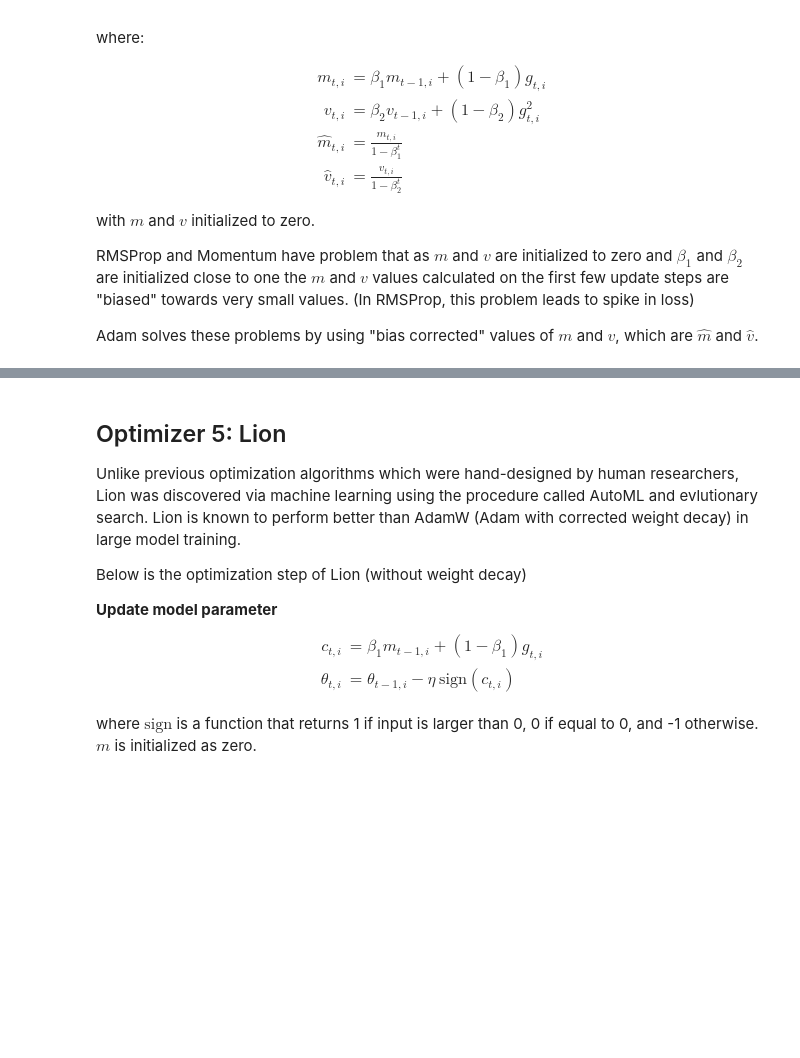
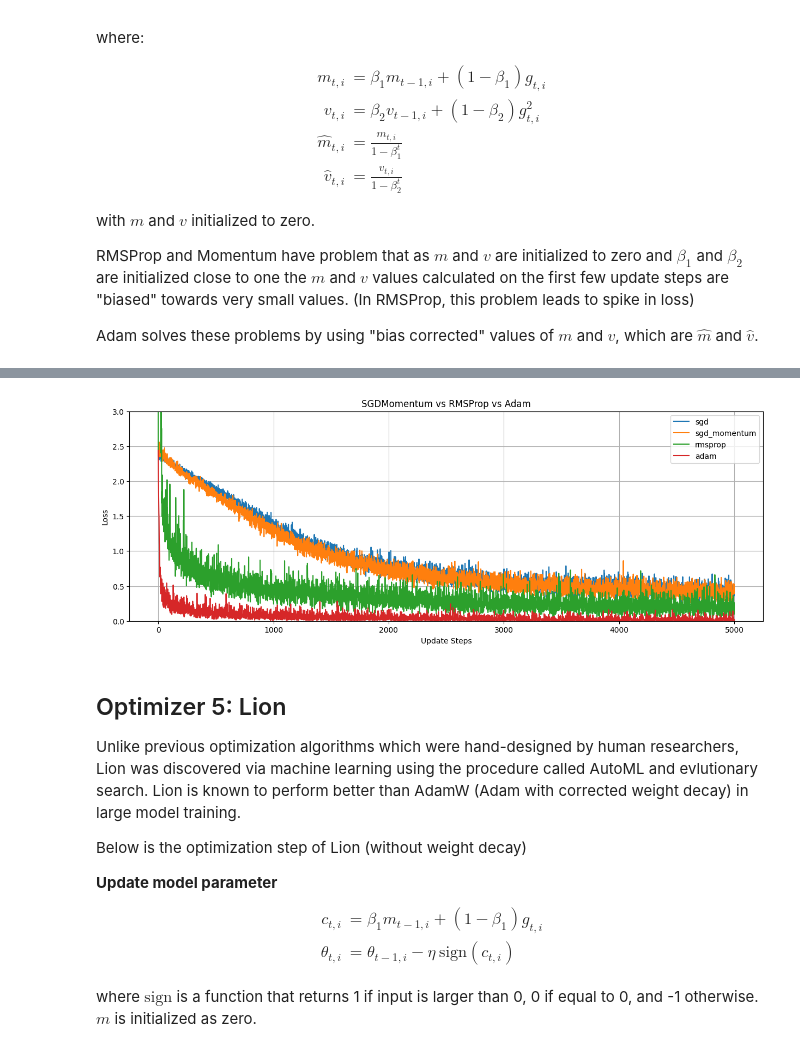
Before and after one commit to tksqhddnfl5/ds_edu, a Jupyter notebook: dl/1_4_PyTorch_Optimizer_from_Scratch.ipynb, the cells around one changed output, grey strips where cells are left out. Drawn from its saved outputs; the diff is of its cells as text; code cells hidden in the pictures; blank space fills up the shorter version.

```diff
--- a/dl/1_4_PyTorch_Optimizer_from_Scratch.ipynb
+++ b/dl/1_4_PyTorch_Optimizer_from_Scratch.ipynb
@@ -27,9 +27,9 @@ import matplotlib.pyplot as plt
 
 # https://pytorch.org/vision/stable/datasets.html
 train_set = torchvision.datasets.MNIST(
-    'data', train=True, transform=transforms.ToTensor(), download=True)
+    'D:/data', train=True, transform=transforms.ToTensor(), download=True)
 test_set = torchvision.datasets.MNIST(
-    'data', train=False, transform=transforms.ToTensor(), download=True)
+    'D:/data', train=False, transform=transforms.ToTensor(), download=True)
 
 # This sampler will run for 5k training steps
 # https://pytorch.org/docs/stable/data.html#torch.utils.data.RandomSampler
@@ -265,14 +278,16 @@ where:
 
 with $v$ initialized to zero.
 # %%
+import torch
+
 class RMSProp:
     def __init__(self, model_params, lr=1e-2, rho=0.999, eps=1e-8):
         self.model_params = list(model_params)
         self.lr = lr
         self.rho = rho
         self.eps = eps
-        # TODO
-        self.v = ...
+        # Initialize the moving average of squared gradients for each parameter
+        self.v = {p: torch.zeros_like(p) for p in self.model_params}
 
     def zero_grad(self):
         for param in self.model_params:
@@ -281,8 +296,11 @@ class RMSProp:
     @torch.no_grad()
     def step(self):
         for param in self.model_params:
-            # TODO
-            ...
+            if param.grad is not None:  # Ensure gradient exists
+                # Update the moving average of squared gradients
+                self.v[param] = self.rho * self.v[param] + (1 - self.rho) * param.grad ** 2
+                # Update the parameter using the normalized gradient
+                param.sub_(self.lr * param.grad / (torch.sqrt(self.v[param]) + self.eps))
 # %%
 
 model = MLP()
@@ -337,6 +363,7 @@ RMSProp and Momentum have problem that as $m$ and $v$ are initialized to zero an
 
 Adam solves these problems by using "bias corrected" values of $m$ and $v$, which are $\hat{m}$ and $\hat{v}$.
 # %%
+
 class Adam:
     def __init__(self, model_params, lr=1e-3, betas=(0.9, 0.999), eps=1e-8):
         self.model_params = list(model_params)
@@ -344,9 +371,9 @@ class Adam:
         self.beta_1, self.beta_2 = betas
         self.eps = eps
         self.n_steps = 0
-        # TODO
-        self.m = ...
-        self.v = ...
+        # Initialize the first and second moment estimates
+        self.m = {p: torch.zeros_like(p) for p in self.model_params}  # First moment (mean)
+        self.v = {p: torch.zeros_like(p) for p in self.model_params}  # Second moment (variance)
 
     def zero_grad(self):
         for param in self.model_params:
@@ -356,8 +383,18 @@ class Adam:
     def step(self):
         self.n_steps += 1
         for param in self.model_params:
-            # TODO
-            ...
+            if param.grad is not None:  # Ensure gradient exists
+                # Update biased first moment estimate
+                self.m[param] = self.beta_1 * self.m[param] + (1 - self.beta_1) * param.grad
+                # Update biased second moment estimate
+                self.v[param] = self.beta_2 * self.v[param] + (1 - self.beta_2) * param.grad ** 2
+
+                # Apply bias correction
+                m_hat = self.m[param] / (1 - self.beta_1 ** self.n_steps)
+                v_hat = self.v[param] / (1 - self.beta_2 ** self.n_steps)
+
+                # Update parameter using the corrected moments
+                param.sub_(self.lr * m_hat / (torch.sqrt(v_hat) + self.eps))
 # %%
 
 model = MLP()
@@ -380,10 +421,12 @@ plot_loss(adam_loss, 'Adam with lr=1e-3, betas=(0.9, 0.999), eps=1e-8')
 # %%
 # Comparing SGD vs SGDMomentum vs Adam
 
-losses = [sgd_momentum_loss, rmsprop_loss, adam_loss]
-labels = ['sgd_momentum', 'rmsprop', 'adam']
+losses = [sgd_loss, sgd_momentum_loss, rmsprop_loss, adam_loss]
+labels = ['sgd', 'sgd_momentum', 'rmsprop', 'adam']
 
 plot_losses(losses, labels, 'SGDMomentum vs RMSProp vs Adam', ymax=3.0)
+# %% [output]
+[figure, added]
 # %% [markdown]
 ## Optimizer 5: Lion
 
```
Also changed, not shown: parts of 20 cells of this notebook, 2 other files.
